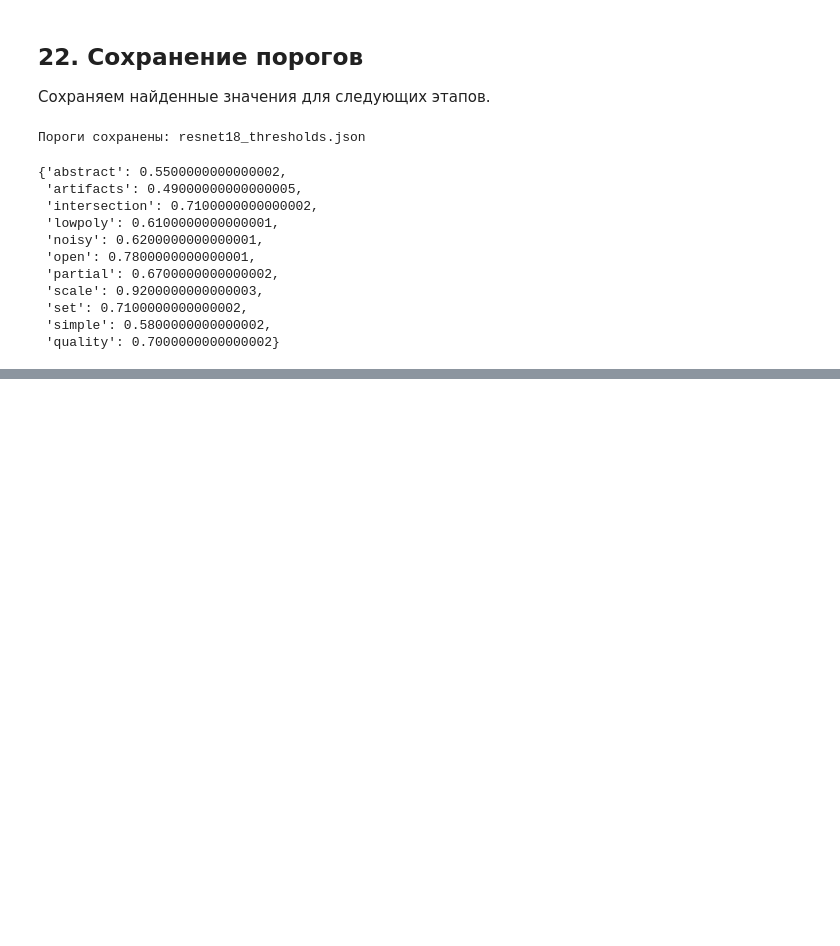
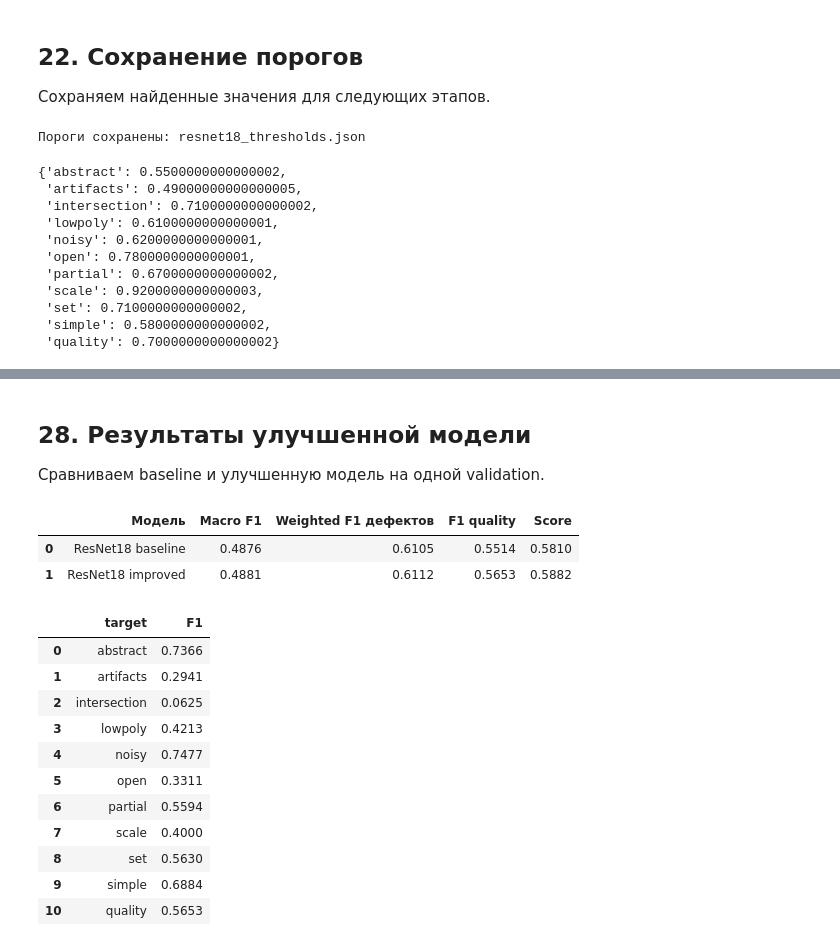
Before and after one commit to gasich27/AI-Challenge-2026-MainStage, a Jupyter notebook: cnn_baseline.ipynb, the cells around one changed output, grey strips where cells are left out. Cells and saved outputs as stored; diff of their text form; code cells hidden in the pictures; blank space fills up the shorter version.

```diff
--- a/cnn_baseline.ipynb
+++ b/cnn_baseline.ipynb
@@ -887,0 +894,18 @@ thresholds_dict
+# %%
+train_transform_augmented = transforms.Compose([
+    transforms.Resize((224, 336)),
+    transforms.RandomHorizontalFlip(p=0.5),
+    transforms.ColorJitter(
+        brightness=0.15,
+        contrast=0.15,
+        saturation=0.10
+    ),
+    transforms.RandomGrayscale(p=0.05),
+    transforms.ToTensor(),
+    transforms.Normalize(
+        mean=[0.485, 0.456, 0.406],
+        std=[0.229, 0.224, 0.225]
+    )
+])
+
+val_transform = image_transform
@@ -887,0 +1095,61 @@ thresholds_dict
+# %% [markdown]
+## 28. Результаты улучшенной модели
+
+Сравниваем baseline и улучшенную модель на одной validation.
+# %%
+improved_checkpoint = torch.load(
+    IMPROVED_MODEL_PATH,
+    map_location=device,
+    weights_only=False
+)
+improved_model.load_state_dict(improved_checkpoint['model_state_dict'])
+
+improved_val_loss, improved_val_targets, improved_val_probabilities = validate(
+    improved_model,
+    improved_val_loader,
+    criterion,
+    device
+)
+
+improved_metrics, improved_summary = calculate_metrics(
+    improved_val_targets,
+    improved_val_probabilities,
+    target_columns,
+    threshold=best_thresholds
+)
+
+model_comparison = pd.DataFrame({
+    'Модель': ['ResNet18 baseline', 'ResNet18 improved'],
+    'Macro F1': [tuned_summary['macro_f1'], improved_summary['macro_f1']],
+    'Weighted F1 дефектов': [
+        tuned_summary['defects_weighted_f1'],
+        improved_summary['defects_weighted_f1']
+    ],
+    'F1 quality': [
+        tuned_summary['quality_f1'],
+        improved_summary['quality_f1']
+    ],
+    'Score': [
+        tuned_summary['competition_score'],
+        improved_summary['competition_score']
+    ]
+})
+
+display(model_comparison.round(4))
+display(improved_metrics.round(4))
+# %% [output]
+|  | Модель | Macro F1 | Weighted F1 дефектов | F1 quality | Score |
+| 0 | ResNet18 baseline | 0.4876 | 0.6105 | 0.5514 | 0.5810 |
+| 1 | ResNet18 improved | 0.4881 | 0.6112 | 0.5653 | 0.5882 |
+|  | target | F1 |
+| 0 | abstract | 0.7366 |
+| 1 | artifacts | 0.2941 |
+| 2 | intersection | 0.0625 |
+| 3 | lowpoly | 0.4213 |
+| 4 | noisy | 0.7477 |
+| 5 | open | 0.3311 |
+| 6 | partial | 0.5594 |
+| 7 | scale | 0.4000 |
+| 8 | set | 0.5630 |
+| 9 | simple | 0.6884 |
+| 10 | quality | 0.5653 |
```
Also changed, not shown: parts of 12 cells of this notebook, 1 other file.
